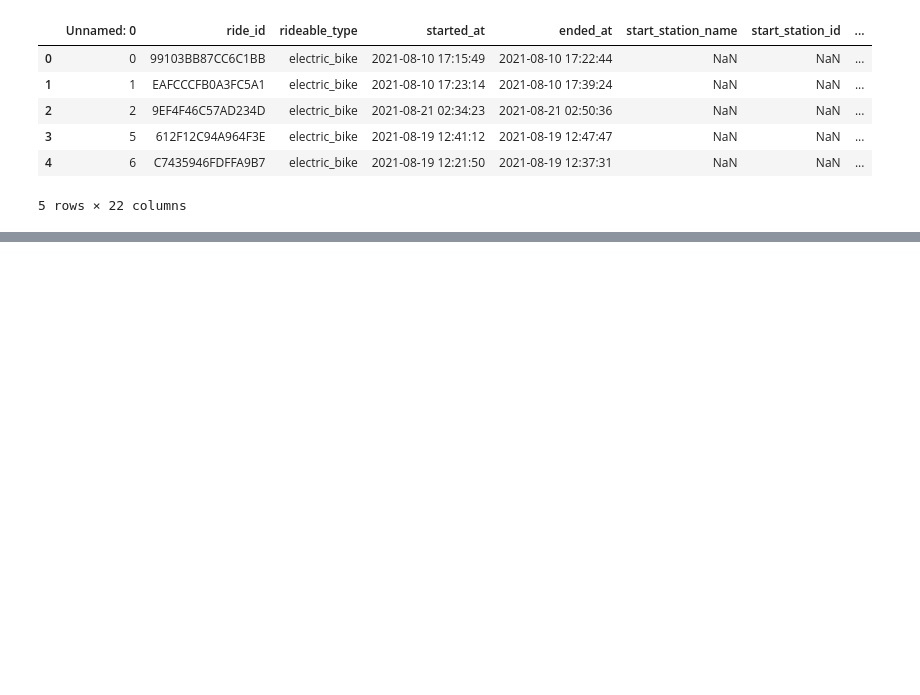
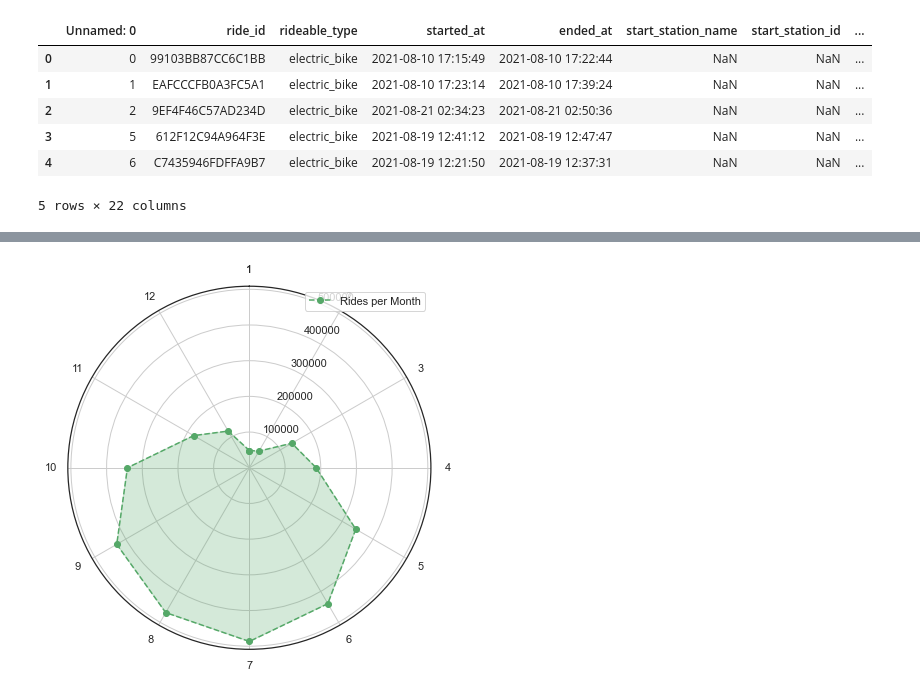
Before and after one commit to psyrgkan/Bikes-Visualization, a Jupyter notebook: clean_bikes.ipynb, the cells around one changed output, grey strips where cells are left out. Drawn from its saved outputs; the diff is of its cells as text; code cells hidden in the pictures; blank space fills up the shorter version.

```diff
--- a/clean_bikes.ipynb
+++ b/clean_bikes.ipynb
@@ -133,0 +167,17 @@ bikes.head()
+# %%
+fig=plt.figure(figsize=(6,6))
+ax=fig.add_subplot(polar=True)
+#basic plot
+ax.plot(angles,monthly_bikes['Month'], 'o--', color='g', label='Rides per Month')
+#fill plot
+ax.fill(angles, monthly_bikes['Month'], alpha=0.25, color='g')
+#Add labels
+ax.set_thetagrids(angles * 180/np.pi, monthly_bikes['index'])
+ax.set_theta_offset(np.pi / 2)
+ax.set_theta_direction(-1)
+plt.grid(True)
+plt.tight_layout()
+plt.legend()
+plt.show()
+# %% [output]
+[figure, added]
```
Also changed, not shown: parts of 10 cells of this notebook, 6 other files.
